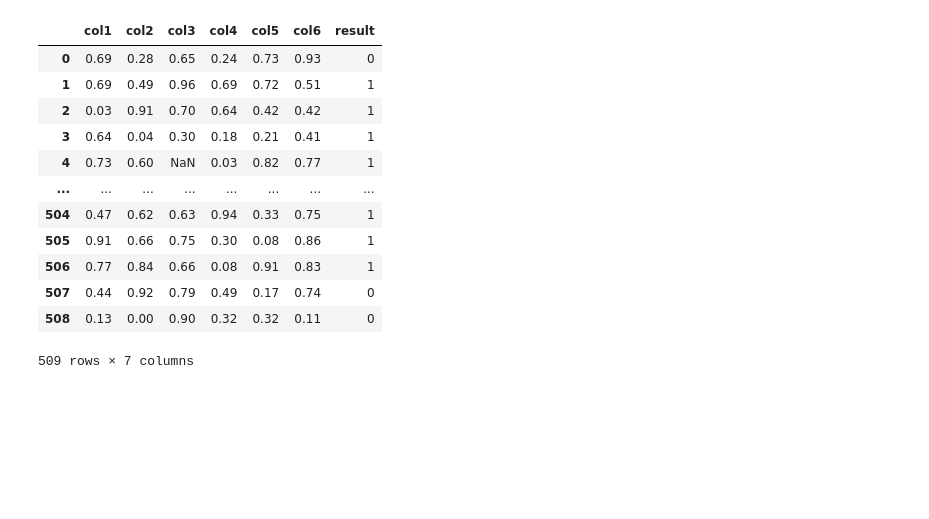
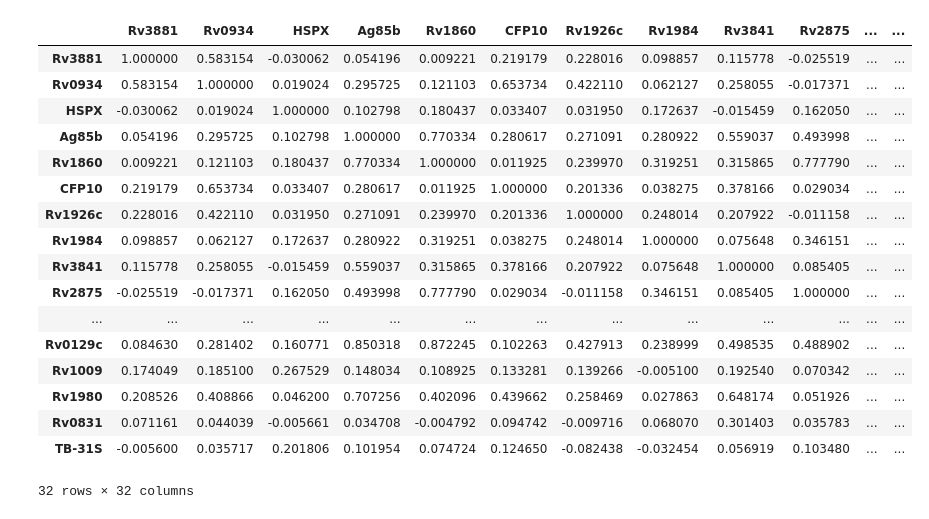
Before and after one commit to Shahraehash/Processor-Tools, a Jupyter notebook: Untitled.ipynb, the cells around one changed output. Saved outputs shown, nothing was run; the diff lists cells and outputs as text; code cells hidden in the pictures; blank space fills up the shorter version.

```diff
--- a/Untitled.ipynb
+++ b/Untitled.ipynb
@@ -70,16 +9,59 @@ array(['principal component analysis (80%)', 'select percentile (25%)',
-# %%
-df
-# %% [output]
-|  | col1 | col2 | col3 | col4 | col5 | col6 | result |
-| 0 | 0.69 | 0.28 | 0.65 | 0.24 | 0.73 | 0.93 | 0 |
-| 1 | 0.69 | 0.49 | 0.96 | 0.69 | 0.72 | 0.51 | 1 |
-| 2 | 0.03 | 0.91 | 0.70 | 0.64 | 0.42 | 0.42 | 1 |
-| 3 | 0.64 | 0.04 | 0.30 | 0.18 | 0.21 | 0.41 | 1 |
-| 4 | 0.73 | 0.60 | NaN | 0.03 | 0.82 | 0.77 | 1 |
-| ... | ... | ... | ... | ... | ... | ... | ... |
-| 504 | 0.47 | 0.62 | 0.63 | 0.94 | 0.33 | 0.75 | 1 |
-| 505 | 0.91 | 0.66 | 0.75 | 0.30 | 0.08 | 0.86 | 1 |
-| 506 | 0.77 | 0.84 | 0.66 | 0.08 | 0.91 | 0.83 | 1 |
-| 507 | 0.44 | 0.92 | 0.79 | 0.49 | 0.17 | 0.74 | 0 |
-| 508 | 0.13 | 0.00 | 0.90 | 0.32 | 0.32 | 0.11 | 0 |
-509 rows × 7 columns
+# %%
+file = '/Volumes/researchFiles/amz_files/A_TBvsHealthy-synthetic.csv'
+# %%
+
+df = pd.read_csv(file)
+
+correlation_mat = df.corr()
+
+#Graph
+graph_series = []
+for ind in correlation_mat.index:
+    obj = {}
+    obj['name'] = ind
+    obj['data'] = []
+    for x,y in correlation_mat[ind].iteritems():
+        obj['data'].append({
+            'x':x,
+            'y':y
+        })
+    graph_series.append(obj)
+
+#List Data
+corr_pairs = correlation_mat.unstack()
+sorted_pairs = corr_pairs.sort_values(kind="quicksort", ascending=False)
+sorted_pairs = sorted_pairs.round(2)
+
+list_of_pairs = []
+
+for item in sorted_pairs.index:
+    l = list(item)
+    l.sort()
+    if l[0] != l[1]:
+        entry = {
+            'features': l,
+            'value': sorted_pairs[item]
+        }
+        if entry not in list_of_pairs:
+            list_of_pairs.append(entry)
+# %%
+correlation_mat
+# %% [output]
+|  | Rv3881 | Rv0934 | HSPX | Ag85b | Rv1860 | CFP10 | Rv1926c | Rv1984 | Rv3841 | Rv2875 | ... | ... |
+| Rv3881 | 1.000000 | 0.583154 | -0.030062 | 0.054196 | 0.009221 | 0.219179 | 0.228016 | 0.098857 | 0.115778 | -0.025519 | ... | ... |
+| Rv0934 | 0.583154 | 1.000000 | 0.019024 | 0.295725 | 0.121103 | 0.653734 | 0.422110 | 0.062127 | 0.258055 | -0.017371 | ... | ... |
+| HSPX | -0.030062 | 0.019024 | 1.000000 | 0.102798 | 0.180437 | 0.033407 | 0.031950 | 0.172637 | -0.015459 | 0.162050 | ... | ... |
+| Ag85b | 0.054196 | 0.295725 | 0.102798 | 1.000000 | 0.770334 | 0.280617 | 0.271091 | 0.280922 | 0.559037 | 0.493998 | ... | ... |
+| Rv1860 | 0.009221 | 0.121103 | 0.180437 | 0.770334 | 1.000000 | 0.011925 | 0.239970 | 0.319251 | 0.315865 | 0.777790 | ... | ... |
+| CFP10 | 0.219179 | 0.653734 | 0.033407 | 0.280617 | 0.011925 | 1.000000 | 0.201336 | 0.038275 | 0.378166 | 0.029034 | ... | ... |
+| Rv1926c | 0.228016 | 0.422110 | 0.031950 | 0.271091 | 0.239970 | 0.201336 | 1.000000 | 0.248014 | 0.207922 | -0.011158 | ... | ... |
+| Rv1984 | 0.098857 | 0.062127 | 0.172637 | 0.280922 | 0.319251 | 0.038275 | 0.248014 | 1.000000 | 0.075648 | 0.346151 | ... | ... |
+| Rv3841 | 0.115778 | 0.258055 | -0.015459 | 0.559037 | 0.315865 | 0.378166 | 0.207922 | 0.075648 | 1.000000 | 0.085405 | ... | ... |
+| Rv2875 | -0.025519 | -0.017371 | 0.162050 | 0.493998 | 0.777790 | 0.029034 | -0.011158 | 0.346151 | 0.085405 | 1.000000 | ... | ... |
+| ... | ... | ... | ... | ... | ... | ... | ... | ... | ... | ... | ... | ... |
+| Rv0129c | 0.084630 | 0.281402 | 0.160771 | 0.850318 | 0.872245 | 0.102263 | 0.427913 | 0.238999 | 0.498535 | 0.488902 | ... | ... |
+| Rv1009 | 0.174049 | 0.185100 | 0.267529 | 0.148034 | 0.108925 | 0.133281 | 0.139266 | -0.005100 | 0.192540 | 0.070342 | ... | ... |
+| Rv1980 | 0.208526 | 0.408866 | 0.046200 | 0.707256 | 0.402096 | 0.439662 | 0.258469 | 0.027863 | 0.648174 | 0.051926 | ... | ... |
+| Rv0831 | 0.071161 | 0.044039 | -0.005661 | 0.034708 | -0.004792 | 0.094742 | -0.009716 | 0.068070 | 0.301403 | 0.035783 | ... | ... |
+| TB-31S | -0.005600 | 0.035717 | 0.201806 | 0.101954 | 0.074724 | 0.124650 | -0.082438 | -0.032454 | 0.056919 | 0.103480 | ... | ... |
+32 rows × 32 columns
```
Also changed, not shown: parts of 4 cells of this notebook, 5 other files.
